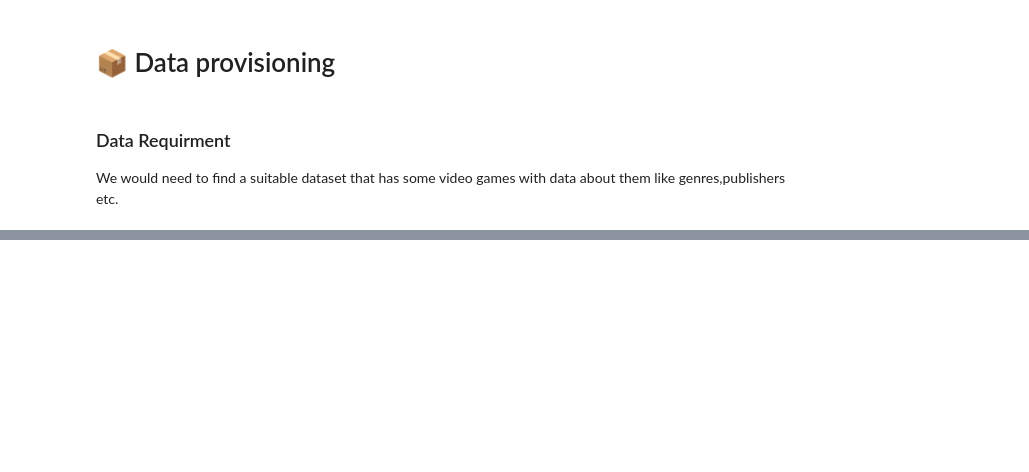
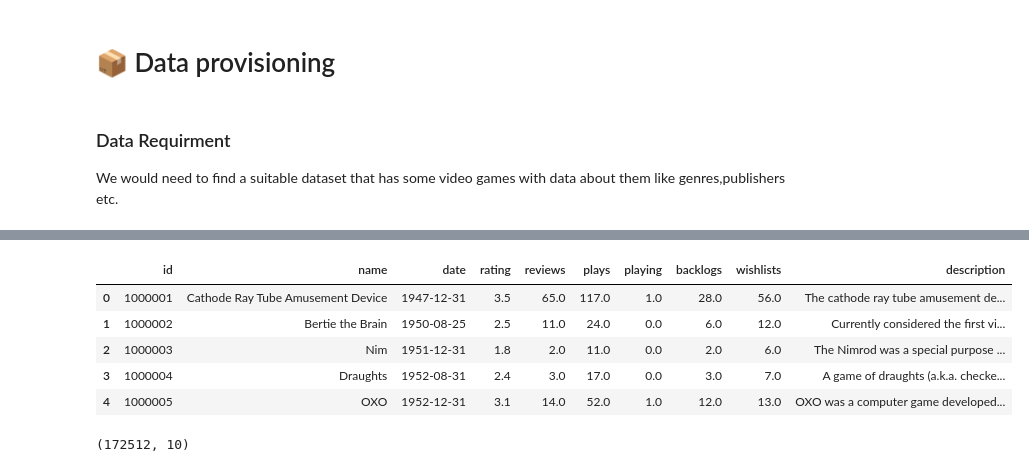
Before and after one commit to Mihail-kenarov/Video_Games_Recommendation_ML, a Jupyter notebook: VGRecommendations.ipynb, the cells around one changed output, grey strips where cells are left out. Drawn from its saved outputs; the diff is of its cells as text; code cells hidden in the pictures; blank space fills up the shorter version.

```diff
--- a/VGRecommendations.ipynb
+++ b/VGRecommendations.ipynb
@@ -378,0 +188,13 @@ cleaned_df.sample(15)
+# %%
+df_games.head()
+# %% [output]
+|  | id | name | date | rating | reviews | plays | playing | backlogs | wishlists | description |
+| 0 | 1000001 | Cathode Ray Tube Amusement Device | 1947-12-31 | 3.5 | 65.0 | 117.0 | 1.0 | 28.0 | 56.0 | The cathode ray tube amusement de... |
+| 1 | 1000002 | Bertie the Brain | 1950-08-25 | 2.5 | 11.0 | 24.0 | 0.0 | 6.0 | 12.0 | Currently considered the first vi... |
+| 2 | 1000003 | Nim | 1951-12-31 | 1.8 | 2.0 | 11.0 | 0.0 | 2.0 | 6.0 | The Nimrod was a special purpose ... |
+| 3 | 1000004 | Draughts | 1952-08-31 | 2.4 | 3.0 | 17.0 | 0.0 | 3.0 | 7.0 | A game of draughts (a.k.a. checke... |
+| 4 | 1000005 | OXO | 1952-12-31 | 3.1 | 14.0 | 52.0 | 1.0 | 12.0 | 13.0 | OXO was a computer game developed... |
+# %%
+df_games.shape
+# %% [output]
+(172512, 10)
```
Also changed, not shown: parts of 56 cells of this notebook, 10 other files.
